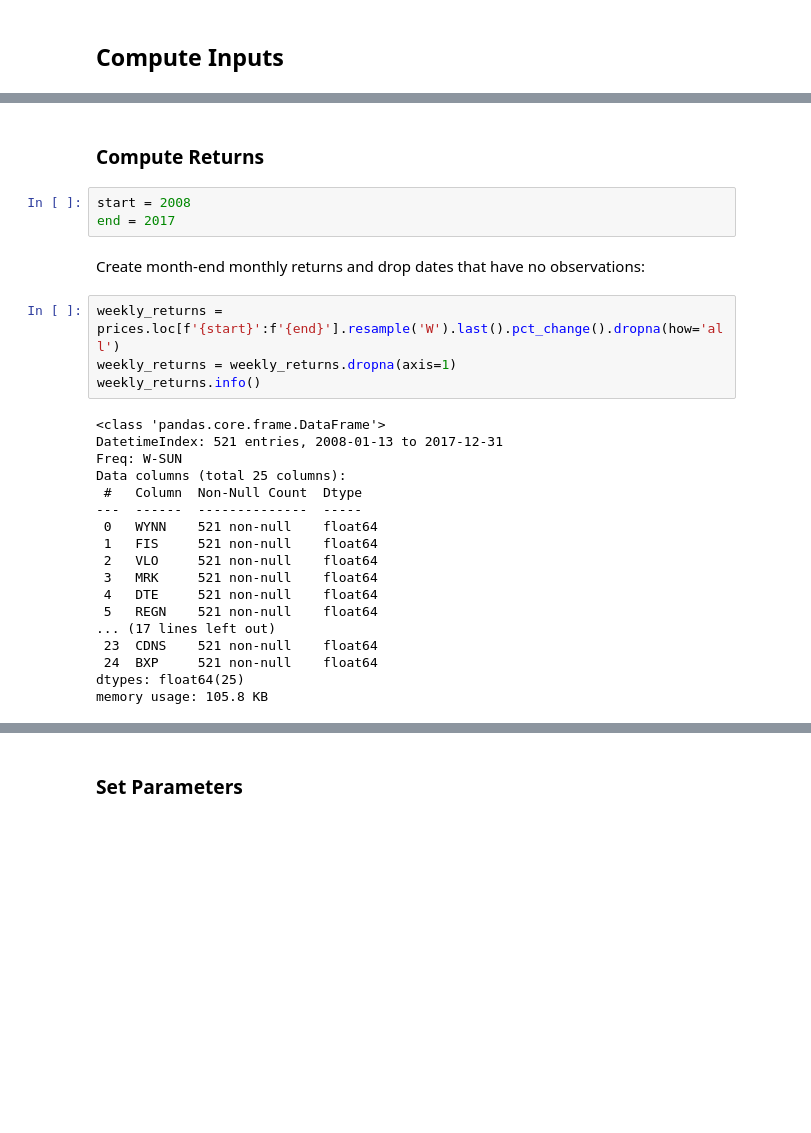
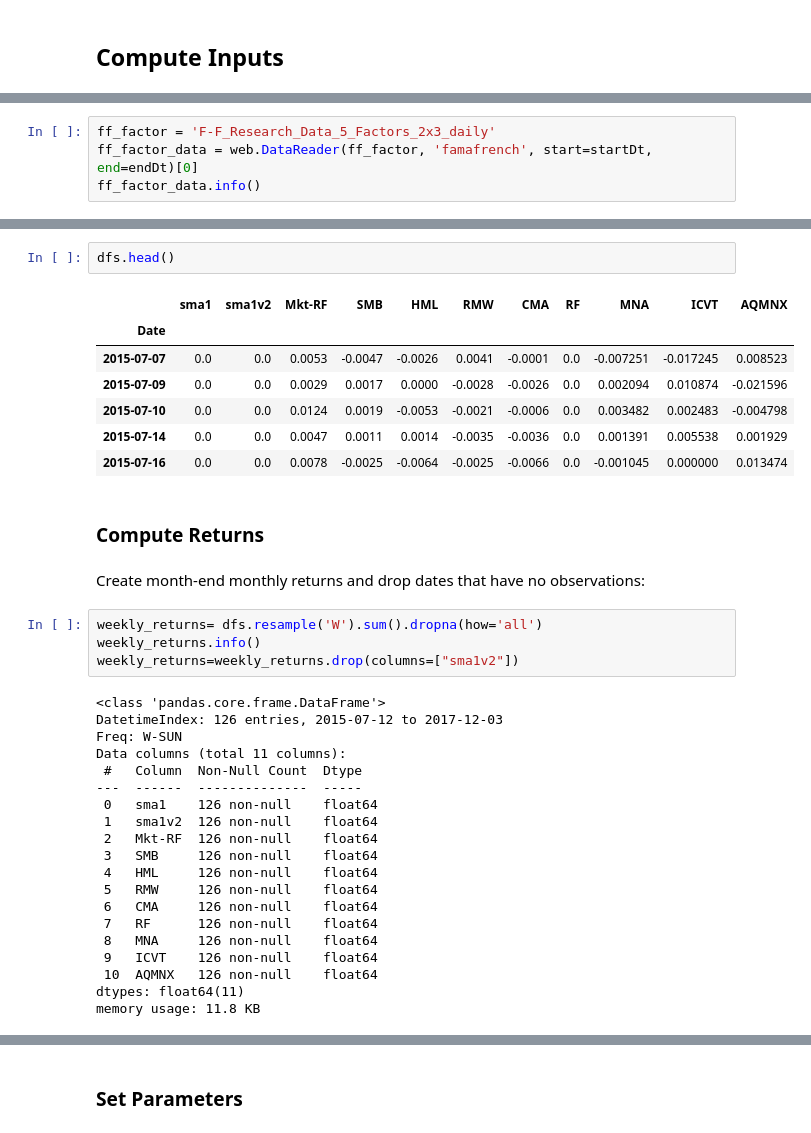
Before and after one commit to tleitch/Machine-Learning-for-Algorithmic-Trading-Second-Edition, a Jupyter notebook: assignments/projectPptimization.ipynb, the cells around one changed output, grey strips where cells are left out. Saved outputs shown, nothing was run; the diff lists cells and outputs as text; blank space fills up the shorter version.

```diff
--- a/assignments/projectPptimization.ipynb
+++ b/assignments/projectPptimization.ipynb
@@ -70,0 +106,4 @@ with pd.HDFStore('../data/assets.h5') as store:
+# %%
+ff_factor = 'F-F_Research_Data_5_Factors_2x3_daily'
+ff_factor_data = web.DataReader(ff_factor, 'famafrench', start=startDt, end=endDt)[0]
+ff_factor_data.info()
@@ -71,29 +193,38 @@ with pd.HDFStore('../data/assets.h5') as store:
+# %%
+dfs.head()
+# %% [output]
+|  | sma1 | sma1v2 | Mkt-RF | SMB | HML | RMW | CMA | RF | MNA | ICVT | AQMNX |
+| Date |  |  |  |  |  |  |  |  |  |  |  |
+| 2015-07-07 | 0.0 | 0.0 | 0.0053 | -0.0047 | -0.0026 | 0.0041 | -0.0001 | 0.0 | -0.007251 | -0.017245 | 0.008523 |
+| 2015-07-09 | 0.0 | 0.0 | 0.0029 | 0.0017 | 0.0000 | -0.0028 | -0.0026 | 0.0 | 0.002094 | 0.010874 | -0.021596 |
+| 2015-07-10 | 0.0 | 0.0 | 0.0124 | 0.0019 | -0.0053 | -0.0021 | -0.0006 | 0.0 | 0.003482 | 0.002483 | -0.004798 |
+| 2015-07-14 | 0.0 | 0.0 | 0.0047 | 0.0011 | 0.0014 | -0.0035 | -0.0036 | 0.0 | 0.001391 | 0.005538 | 0.001929 |
+| 2015-07-16 | 0.0 | 0.0 | 0.0078 | -0.0025 | -0.0064 | -0.0025 | -0.0066 | 0.0 | -0.001045 | 0.000000 | 0.013474 |
 # %% [markdown]
 ### Compute Returns
-# %%
-start = 2008
-end = 2017
 # %% [markdown]
 Create month-end monthly returns and drop dates that have no observations:
 # %%
-weekly_returns = prices.loc[f'{start}':f'{end}'].resample('W').last().pct_change().dropna(how='all')
-weekly_returns = weekly_returns.dropna(axis=1)
+weekly_returns= dfs.resample('W').sum().dropna(how='all')
 weekly_returns.info()
+weekly_returns=weekly_returns.drop(columns=["sma1v2"])
 # %% [output]
 <class 'pandas.core.frame.DataFrame'>
-DatetimeIndex: 521 entries, 2008-01-13 to 2017-12-31
+DatetimeIndex: 126 entries, 2015-07-12 to 2017-12-03
 Freq: W-SUN
-Data columns (total 25 columns):
+Data columns (total 11 columns):
  #   Column  Non-Null Count  Dtype
 ---  ------  --------------  -----
- 0   WYNN    521 non-null    float64
- 1   FIS     521 non-null    float64
- 2   VLO     521 non-null    float64
- 3   MRK     521 non-null    float64
- 4   DTE     521 non-null    float64
- 5   REGN    521 non-null    float64
-... (17 lines left out)
- 23  CDNS    521 non-null    float64
- 24  BXP     521 non-null    float64
-dtypes: float64(25)
-memory usage: 105.8 KB
+ 0   sma1    126 non-null    float64
+ 1   sma1v2  126 non-null    float64
+ 2   Mkt-RF  126 non-null    float64
+ 3   SMB     126 non-null    float64
+ 4   HML     126 non-null    float64
+ 5   RMW     126 non-null    float64
+ 6   CMA     126 non-null    float64
+ 7   RF      126 non-null    float64
+ 8   MNA     126 non-null    float64
+ 9   ICVT    126 non-null    float64
+ 10  AQMNX   126 non-null    float64
+dtypes: float64(11)
+memory usage: 11.8 KB
```
Also changed, not shown: parts of 45 cells of this notebook.
